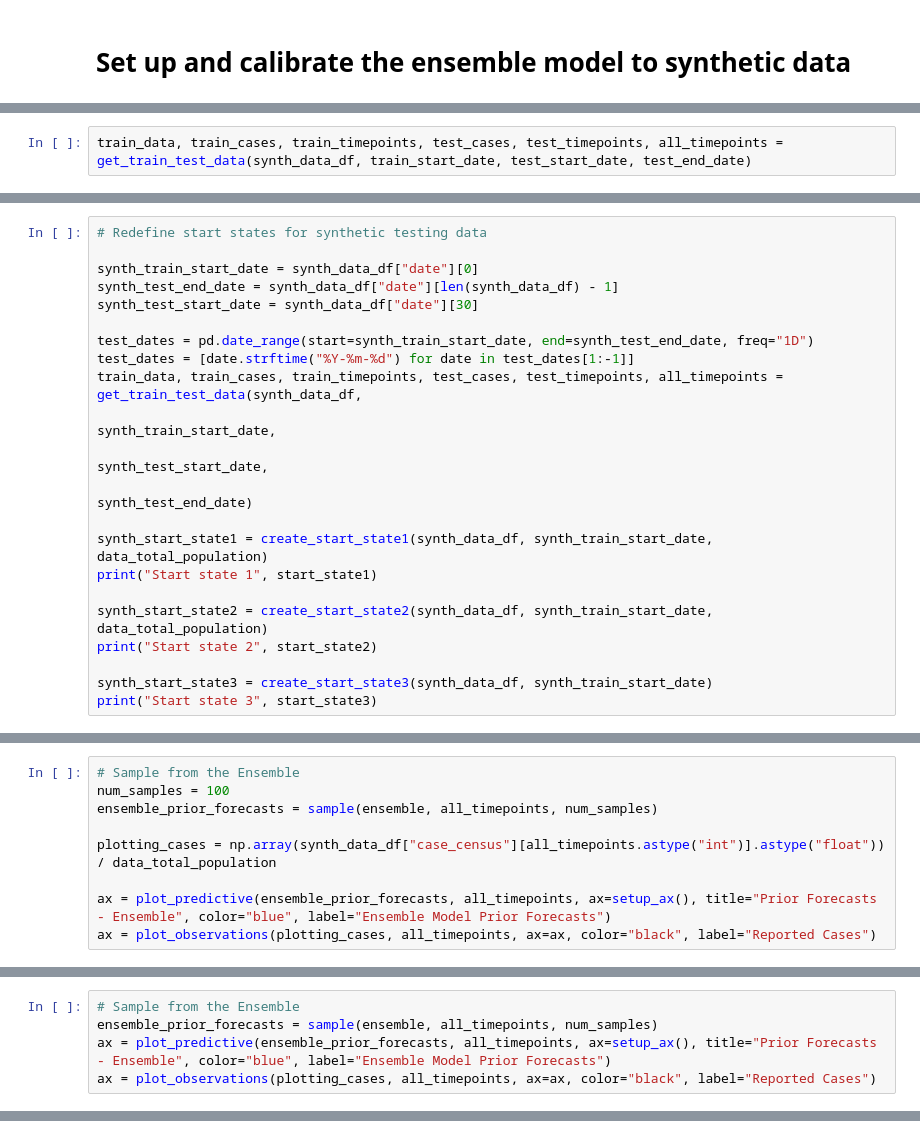
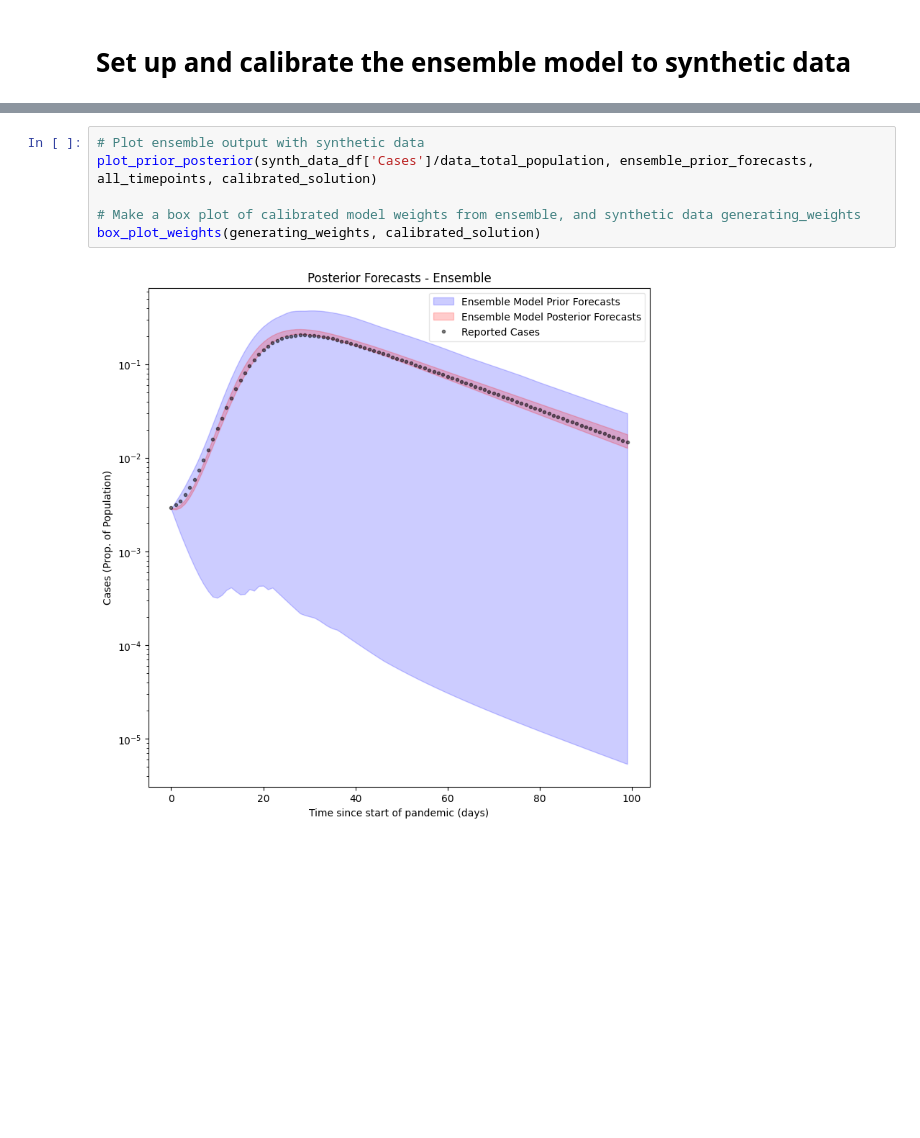
Before and after one commit to ciemss/pyciemss, a Jupyter notebook: notebook/april_ensemble/syndata_generate_and_test.ipynb, the cells around one changed output, grey strips where cells are left out. Drawn from its saved outputs; the diff is of its cells as text; blank space fills up the shorter version.

```diff
--- a/notebook/april_ensemble/syndata_generate_and_test.ipynb
+++ b/notebook/april_ensemble/syndata_generate_and_test.ipynb
@@ -1286,2 +286,0 @@ display(param_errs)
-# %%
-train_data, train_cases, train_timepoints, test_cases, test_timepoints, all_timepoints = get_train_test_data(synth_data_df, train_start_date, test_start_date, test_end_date)
@@ -1316,22 +286,0 @@ display(param_errs)
-# %%
-# Redefine start states for synthetic testing data
-
-synth_train_start_date = synth_data_df["date"][0]
-synth_test_end_date = synth_data_df["date"][len(synth_data_df) - 1]
-synth_test_start_date = synth_data_df["date"][30]
-
-test_dates = pd.date_range(start=synth_train_start_date, end=synth_test_end_date, freq="1D")
-test_dates = [date.strftime("%Y-%m-%d") for date in test_dates[1:-1]]
-train_data, train_cases, train_timepoints, test_cases, test_timepoints, all_timepoints = get_train_test_data(synth_data_df,
-                                                                                                             synth_train_start_date,
-                                                                                                             synth_test_start_date,
-                                                                                                             synth_test_end_date)
-
-synth_start_state1 = create_start_state1(synth_data_df, synth_train_start_date, data_total_population)
-print("Start state 1", start_state1)
-
-synth_start_state2 = create_start_state2(synth_data_df, synth_train_start_date, data_total_population)
-print("Start state 2", start_state2)
-
-synth_start_state3 = create_start_state3(synth_data_df, synth_train_start_date)
-print("Start state 3", start_state3)
@@ -1363,9 +286,0 @@ data_total_population
-# %%
-# Sample from the Ensemble
-num_samples = 100
-ensemble_prior_forecasts = sample(ensemble, all_timepoints, num_samples)
-
-plotting_cases = np.array(synth_data_df["case_census"][all_timepoints.astype("int")].astype("float")) / data_total_population
-
-ax = plot_predictive(ensemble_prior_forecasts, all_timepoints, ax=setup_ax(), title="Prior Forecasts - Ensemble", color="blue", label="Ensemble Model Prior Forecasts")
-ax = plot_observations(plotting_cases, all_timepoints, ax=ax, color="black", label="Reported Cases")
@@ -1442,5 +286,0 @@ ensemble
-# %%
-# Sample from the Ensemble
-ensemble_prior_forecasts = sample(ensemble, all_timepoints, num_samples)
-ax = plot_predictive(ensemble_prior_forecasts, all_timepoints, ax=setup_ax(), title="Prior Forecasts - Ensemble", color="blue", label="Ensemble Model Prior Forecasts")
-ax = plot_observations(plotting_cases, all_timepoints, ax=ax, color="black", label="Reported Cases")
@@ -1555,0 +326,8 @@ for i in range(1, len(dates)-1):
+# %%
+# Plot ensemble output with synthetic data
+plot_prior_posterior(synth_data_df['Cases']/data_total_population, ensemble_prior_forecasts, all_timepoints, calibrated_solution)
+
+# Make a box plot of calibrated model weights from ensemble, and synthetic data generating_weights
+box_plot_weights(generating_weights, calibrated_solution)
+# %% [output]
+[figure, added]
```
Also changed, not shown: parts of 157 cells of this notebook, 1 other file.
